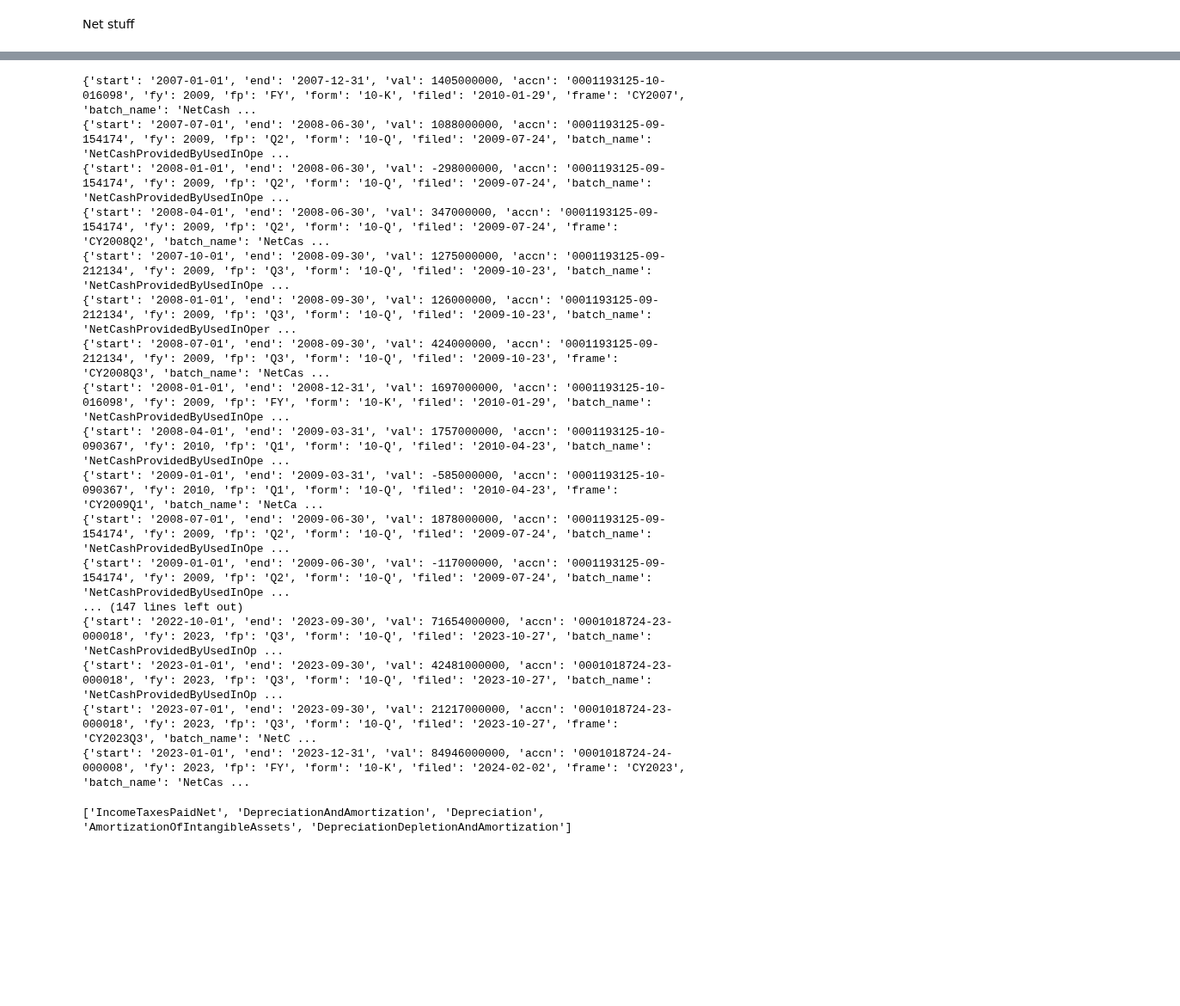
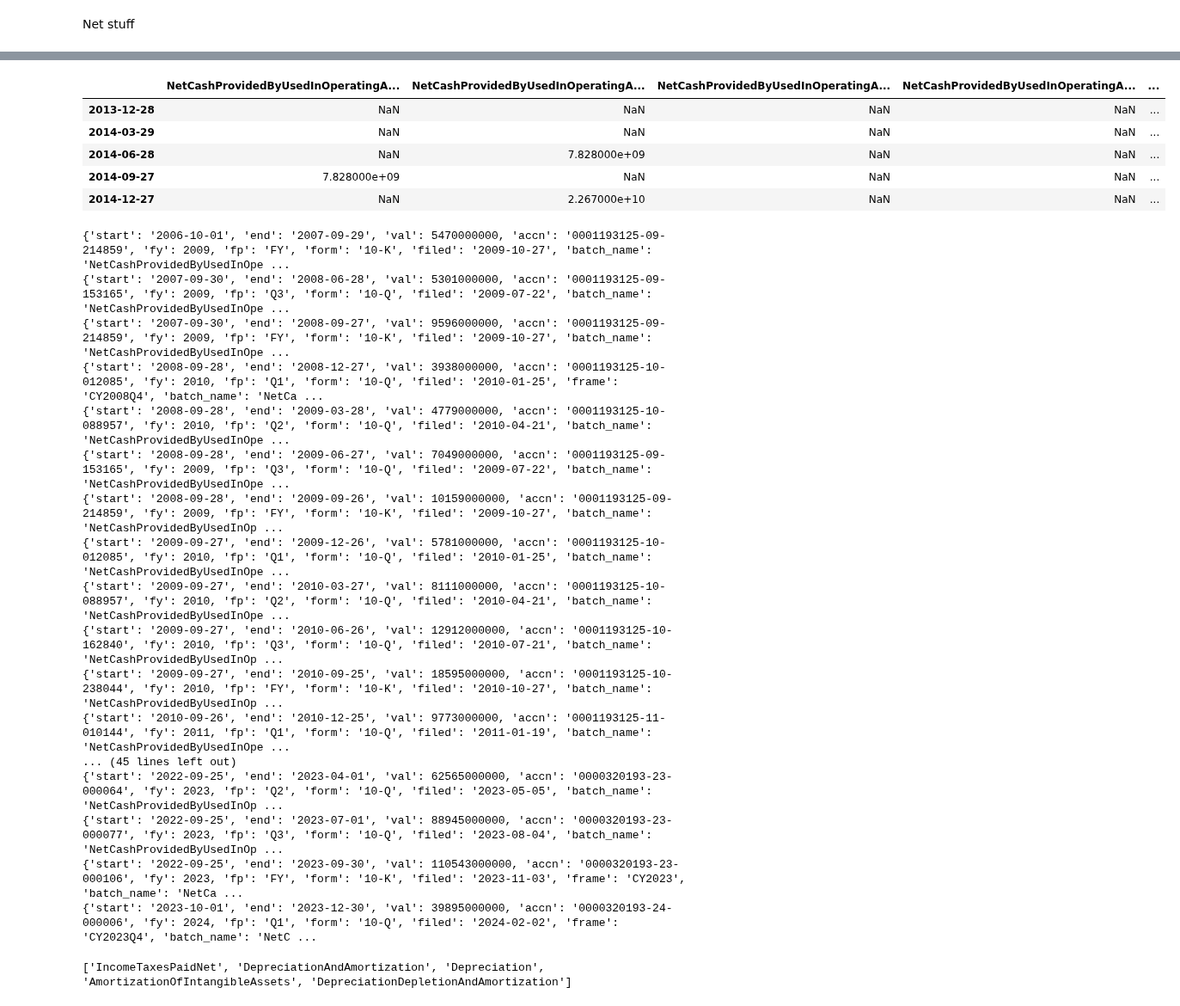
Before and after one commit to BlackdoorAI/Finance-bro, a Jupyter notebook: code/extract.ipynb, the cells around one changed output, grey strips where cells are left out. Shown at 86% size. Saved outputs shown, nothing was run; the diff lists cells and outputs as text; code cells hidden in the pictures; blank space fills up the shorter version.

```diff
--- a/code/extract.ipynb
+++ b/code/extract.ipynb
@@ -39,46 +39,53 @@ print(paths)
 comp = comp_load("AAPL")
 cProfile.run("paths = recursive_date_gather(comp,'CostOfGoodsAndServicesSold')")
 # %%
-comp = comp_load("AMZN")
-frame, unit = comp.fact("NetCashProvidedByUsedInOperatingActivities")
+comp = comp_load("AAPL")
+frame, unit = comp.fact("NetCashProvidedByUsedInOperatingActivitiesContinuingOperations")
 # print(frames,unit)
 frame.head()
 
 
 # columns_to_load = ['name', 'documentation', 'balance','periodType','deprecatedLabel','deprecatedDate']
 # # Load the CSV file
 # df = pd.read_csv('frames\SecondListOfElements.csv', usecols=columns_to_load, encoding='latin1')
 # df.to_csv("other_pickle/TrueListOfElements.csv")
 # print(comp.measures_and_dates)
 # comp = comp_load("BLK")
 # for motion, lists in comp.measures_and_dates.items():
 #     for i in lists:
 #         print(i)
 
 # print(comp.fact("Assets", date_gather = True))
+# %% [output]
+|  | NetCashProvidedByUsedInOperatingA... | NetCashProvidedByUsedInOperatingA... | NetCashProvidedByUsedInOperatingA... | NetCashProvidedByUsedInOperatingA... | ... |
+| 2013-12-28 | NaN | NaN | NaN | NaN | ... |
+| 2014-03-29 | NaN | NaN | NaN | NaN | ... |
+| 2014-06-28 | NaN | 7.828000e+09 | NaN | NaN | ... |
+| 2014-09-27 | 7.828000e+09 | NaN | NaN | NaN | ... |
+| 2014-12-27 | NaN | 2.267000e+10 | NaN | NaN | ... |
 # %%
-comp = comp_load("AMZN")
+comp = comp_load("AAPL")
 for i,datapoint in enumerate(list(comp.data['NetCashProvidedByUsedInOperatingActivities']["units"].items())[0][1]):
     # if i<10:
         print(datapoint)
 # %% [output]
-{'start': '2007-01-01', 'end': '2007-12-31', 'val': 1405000000, 'accn': '0001193125-10-016098', 'fy': 2009, 'fp': 'FY', 'form': '10-K', 'filed': '2010-01-29', 'frame': 'CY2007', 'batch_name': 'NetCash ...
-{'start': '2007-07-01', 'end': '2008-06-30', 'val': 1088000000, 'accn': '0001193125-09-154174', 'fy': 2009, 'fp': 'Q2', 'form': '10-Q', 'filed': '2009-07-24', 'batch_name': 'NetCashProvidedByUsedInOpe ...
-{'start': '2008-01-01', 'end': '2008-06-30', 'val': -298000000, 'accn': '0001193125-09-154174', 'fy': 2009, 'fp': 'Q2', 'form': '10-Q', 'filed': '2009-07-24', 'batch_name': 'NetCashProvidedByUsedInOpe ...
-{'start': '2008-04-01', 'end': '2008-06-30', 'val': 347000000, 'accn': '0001193125-09-154174', 'fy': 2009, 'fp': 'Q2', 'form': '10-Q', 'filed': '2009-07-24', 'frame': 'CY2008Q2', 'batch_name': 'NetCas ...
-{'start': '2007-10-01', 'end': '2008-09-30', 'val': 1275000000, 'accn': '0001193125-09-212134', 'fy': 2009, 'fp': 'Q3', 'form': '10-Q', 'filed': '2009-10-23', 'batch_name': 'NetCashProvidedByUsedInOpe ...
-{'start': '2008-01-01', 'end': '2008-09-30', 'val': 126000000, 'accn': '0001193125-09-212134', 'fy': 2009, 'fp': 'Q3', 'form': '10-Q', 'filed': '2009-10-23', 'batch_name': 'NetCashProvidedByUsedInOper ...
-{'start': '2008-07-01', 'end': '2008-09-30', 'val': 424000000, 'accn': '0001193125-09-212134', 'fy': 2009, 'fp': 'Q3', 'form': '10-Q', 'filed': '2009-10-23', 'frame': 'CY2008Q3', 'batch_name': 'NetCas ...
-{'start': '2008-01-01', 'end': '2008-12-31', 'val': 1697000000, 'accn': '0001193125-10-016098', 'fy': 2009, 'fp': 'FY', 'form': '10-K', 'filed': '2010-01-29', 'batch_name': 'NetCashProvidedByUsedInOpe ...
-{'start': '2008-04-01', 'end': '2009-03-31', 'val': 1757000000, 'accn': '0001193125-10-090367', 'fy': 2010, 'fp': 'Q1', 'form': '10-Q', 'filed': '2010-04-23', 'batch_name': 'NetCashProvidedByUsedInOpe ...
-{'start': '2009-01-01', 'end': '2009-03-31', 'val': -585000000, 'accn': '0001193125-10-090367', 'fy': 2010, 'fp': 'Q1', 'form': '10-Q', 'filed': '2010-04-23', 'frame': 'CY2009Q1', 'batch_name': 'NetCa ...
-{'start': '2008-07-01', 'end': '2009-06-30', 'val': 1878000000, 'accn': '0001193125-09-154174', 'fy': 2009, 'fp': 'Q2', 'form': '10-Q', 'filed': '2009-07-24', 'batch_name': 'NetCashProvidedByUsedInOpe ...
-{'start': '2009-01-01', 'end': '2009-06-30', 'val': -117000000, 'accn': '0001193125-09-154174', 'fy': 2009, 'fp': 'Q2', 'form': '10-Q', 'filed': '2009-07-24', 'batch_name': 'NetCashProvidedByUsedInOpe ...
-... (147 lines left out)
-{'start': '2022-10-01', 'end': '2023-09-30', 'val': 71654000000, 'accn': '0001018724-23-000018', 'fy': 2023, 'fp': 'Q3', 'form': '10-Q', 'filed': '2023-10-27', 'batch_name': 'NetCashProvidedByUsedInOp ...
-{'start': '2023-01-01', 'end': '2023-09-30', 'val': 42481000000, 'accn': '0001018724-23-000018', 'fy': 2023, 'fp': 'Q3', 'form': '10-Q', 'filed': '2023-10-27', 'batch_name': 'NetCashProvidedByUsedInOp ...
-{'start': '2023-07-01', 'end': '2023-09-30', 'val': 21217000000, 'accn': '0001018724-23-000018', 'fy': 2023, 'fp': 'Q3', 'form': '10-Q', 'filed': '2023-10-27', 'frame': 'CY2023Q3', 'batch_name': 'NetC ...
-{'start': '2023-01-01', 'end': '2023-12-31', 'val': 84946000000, 'accn': '0001018724-24-000008', 'fy': 2023, 'fp': 'FY', 'form': '10-K', 'filed': '2024-02-02', 'frame': 'CY2023', 'batch_name': 'NetCas ...
+{'start': '2006-10-01', 'end': '2007-09-29', 'val': 5470000000, 'accn': '0001193125-09-214859', 'fy': 2009, 'fp': 'FY', 'form': '10-K', 'filed': '2009-10-27', 'batch_name': 'NetCashProvidedByUsedInOpe ...
+{'start': '2007-09-30', 'end': '2008-06-28', 'val': 5301000000, 'accn': '0001193125-09-153165', 'fy': 2009, 'fp': 'Q3', 'form': '10-Q', 'filed': '2009-07-22', 'batch_name': 'NetCashProvidedByUsedInOpe ...
+{'start': '2007-09-30', 'end': '2008-09-27', 'val': 9596000000, 'accn': '0001193125-09-214859', 'fy': 2009, 'fp': 'FY', 'form': '10-K', 'filed': '2009-10-27', 'batch_name': 'NetCashProvidedByUsedInOpe ...
+{'start': '2008-09-28', 'end': '2008-12-27', 'val': 3938000000, 'accn': '0001193125-10-012085', 'fy': 2010, 'fp': 'Q1', 'form': '10-Q', 'filed': '2010-01-25', 'frame': 'CY2008Q4', 'batch_name': 'NetCa ...
+{'start': '2008-09-28', 'end': '2009-03-28', 'val': 4779000000, 'accn': '0001193125-10-088957', 'fy': 2010, 'fp': 'Q2', 'form': '10-Q', 'filed': '2010-04-21', 'batch_name': 'NetCashProvidedByUsedInOpe ...
+{'start': '2008-09-28', 'end': '2009-06-27', 'val': 7049000000, 'accn': '0001193125-09-153165', 'fy': 2009, 'fp': 'Q3', 'form': '10-Q', 'filed': '2009-07-22', 'batch_name': 'NetCashProvidedByUsedInOpe ...
+{'start': '2008-09-28', 'end': '2009-09-26', 'val': 10159000000, 'accn': '0001193125-09-214859', 'fy': 2009, 'fp': 'FY', 'form': '10-K', 'filed': '2009-10-27', 'batch_name': 'NetCashProvidedByUsedInOp ...
+{'start': '2009-09-27', 'end': '2009-12-26', 'val': 5781000000, 'accn': '0001193125-10-012085', 'fy': 2010, 'fp': 'Q1', 'form': '10-Q', 'filed': '2010-01-25', 'batch_name': 'NetCashProvidedByUsedInOpe ...
+{'start': '2009-09-27', 'end': '2010-03-27', 'val': 8111000000, 'accn': '0001193125-10-088957', 'fy': 2010, 'fp': 'Q2', 'form': '10-Q', 'filed': '2010-04-21', 'batch_name': 'NetCashProvidedByUsedInOpe ...
+{'start': '2009-09-27', 'end': '2010-06-26', 'val': 12912000000, 'accn': '0001193125-10-162840', 'fy': 2010, 'fp': 'Q3', 'form': '10-Q', 'filed': '2010-07-21', 'batch_name': 'NetCashProvidedByUsedInOp ...
+{'start': '2009-09-27', 'end': '2010-09-25', 'val': 18595000000, 'accn': '0001193125-10-238044', 'fy': 2010, 'fp': 'FY', 'form': '10-K', 'filed': '2010-10-27', 'batch_name': 'NetCashProvidedByUsedInOp ...
+{'start': '2010-09-26', 'end': '2010-12-25', 'val': 9773000000, 'accn': '0001193125-11-010144', 'fy': 2011, 'fp': 'Q1', 'form': '10-Q', 'filed': '2011-01-19', 'batch_name': 'NetCashProvidedByUsedInOpe ...
+... (45 lines left out)
+{'start': '2022-09-25', 'end': '2023-04-01', 'val': 62565000000, 'accn': '0000320193-23-000064', 'fy': 2023, 'fp': 'Q2', 'form': '10-Q', 'filed': '2023-05-05', 'batch_name': 'NetCashProvidedByUsedInOp ...
+{'start': '2022-09-25', 'end': '2023-07-01', 'val': 88945000000, 'accn': '0000320193-23-000077', 'fy': 2023, 'fp': 'Q3', 'form': '10-Q', 'filed': '2023-08-04', 'batch_name': 'NetCashProvidedByUsedInOp ...
+{'start': '2022-09-25', 'end': '2023-09-30', 'val': 110543000000, 'accn': '0000320193-23-000106', 'fy': 2023, 'fp': 'FY', 'form': '10-K', 'filed': '2023-11-03', 'frame': 'CY2023', 'batch_name': 'NetCa ...
+{'start': '2023-10-01', 'end': '2023-12-30', 'val': 39895000000, 'accn': '0000320193-24-000006', 'fy': 2024, 'fp': 'Q1', 'form': '10-Q', 'filed': '2024-02-02', 'frame': 'CY2023Q4', 'batch_name': 'NetC ...
 # %%
 # AccountsPayableAndAccruedLiabilitiesCurrent
 company_wordsearch("BA", "inventory")
```
Also changed, not shown: parts of 5 cells of this notebook, 4 other files.
